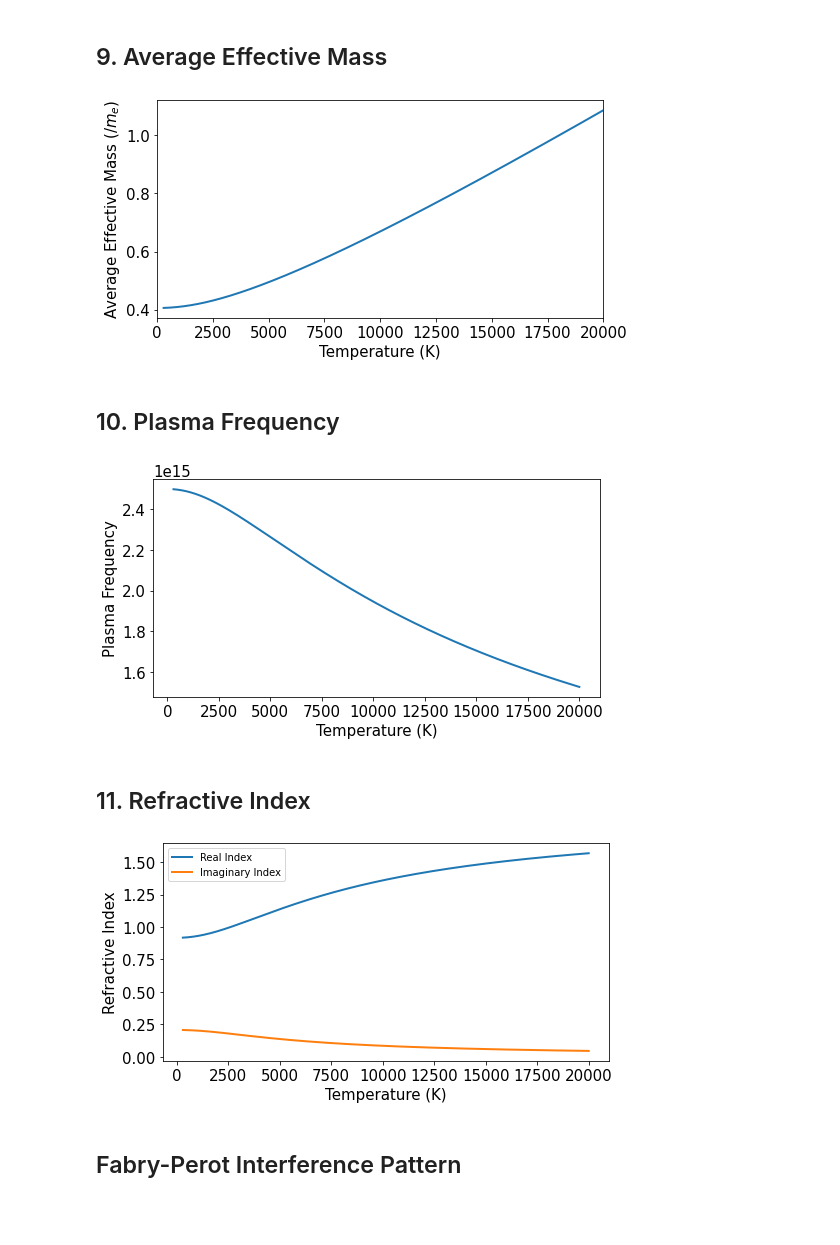
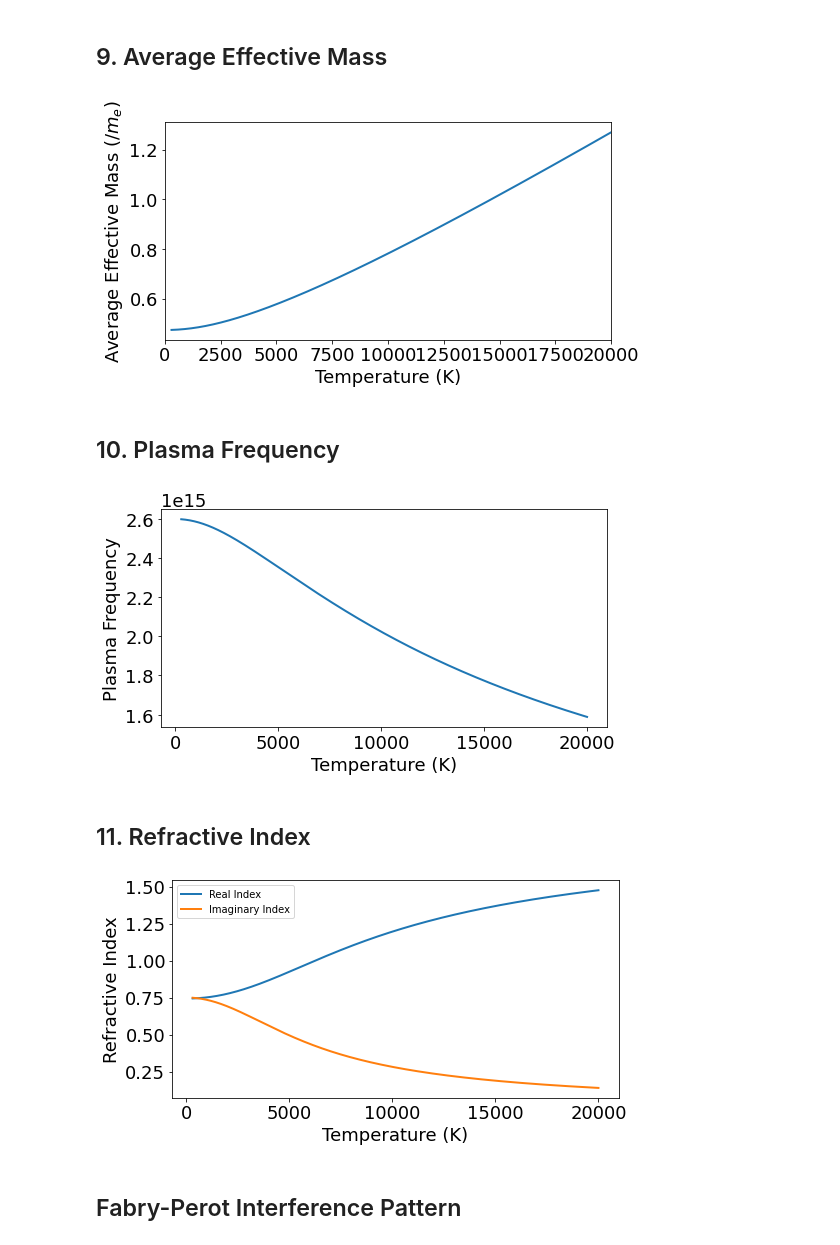
Before and after one commit to lukeh42/IDRIM, a Jupyter notebook: Extended Drude Model.ipynb, the cells around one changed output. Drawn from its saved outputs; the diff is of its cells as text; code cells hidden in the pictures; blank space fills up the shorter version.

```diff
--- a/Extended Drude Model.ipynb
+++ b/Extended Drude Model.ipynb
@@ -17,7 +17,7 @@ from IDRIM.ymodcom import *
 
 from numpy import inf
 # %%
-Parameters={'wavelength':1240*nm, 'pulse':104e-15, 'angle':0, 'thick':[inf, 407, 1100, inf], 'Res':100}
+Parameters={'wavelength':1417*nm, 'pulse':104e-15, 'angle':0, 'thick':[inf, 407, 11000, inf], 'Res':100}
 # %%
-mu_array, Cp_array, Ce_array, wp_array, RI_array, Fit = Regeneration(Parameters, OVERRIDE=0)
+mu_array, Cp_array, Ce_array, wp_array, RI_array, Fit = Regeneration(Parameters, OVERRIDE=1)
 # %% [output]
@@ -90,21 +90,21 @@ GraphEffectiveMass(Ext, Opt, Con, Wei)
 # %% [markdown]
 ## 9. Average Effective Mass
 # %%
-GraphAvgEffMass(GenAvgEffMass(mu_array))
+GraphAvgEffMass(GenAvgEffMass(mu_array, DEX=0))
 # %% [output]
-[figure, old version]
+[figure, new version]
 # %% [markdown]
 ## 10. Plasma Frequency
 # %%
 GraphPlasmaFrequency(wp_array)
 # %% [output]
-[figure, old version]
+[figure, new version]
 # %% [markdown]
 ## 11. Refractive Index
 # %%
 GraphRefractiveIndex(RI_array)
 # %% [output]
-[figure, old version]
+[figure, new version]
 # %% [markdown]
 ## Fabry-Perot Interference Pattern
 # %%
```
Also changed, not shown: parts of 10 cells of this notebook, 15 other files.
